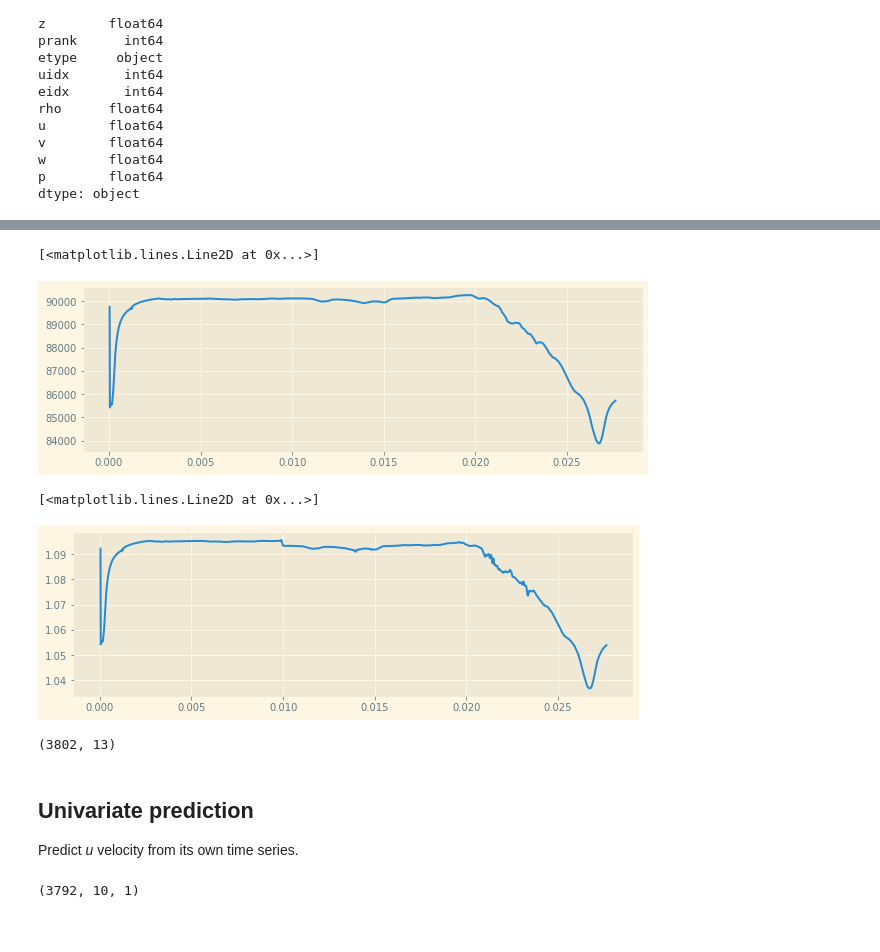
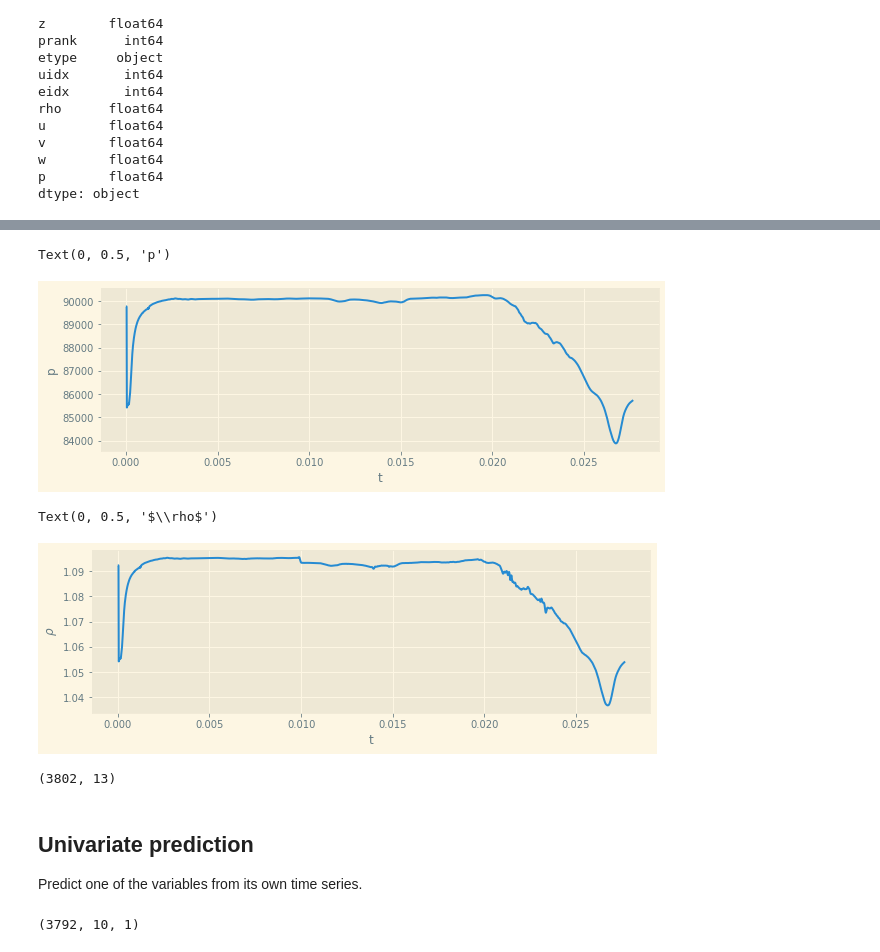
Before and after one commit to arun-s-p/ns_trial, a Jupyter notebook: dl_time_series.ipynb, the cells around one changed output, grey strips where cells are left out. Drawn from its saved outputs; the diff is of its cells as text; code cells hidden in the pictures.

```diff
--- a/dl_time_series.ipynb
+++ b/dl_time_series.ipynb
@@ -54,22 +63,26 @@ plt.plot(df.t,df.w)
 # %%
 plt.figure(figsize=(10,3))
 plt.plot(df.t,df.p)
+plt.xlabel('t')
+plt.ylabel('p')
 # %% [output]
-[<matplotlib.lines.Line2D at 0x...>]
+Text(0, 0.5, 'p')
-[figure, old version]
+[figure, new version]
 # %%
 plt.figure(figsize=(10,3))
 plt.plot(df.t,df.rho)
+plt.xlabel('t')
+plt.ylabel(r'$\rho$')
 # %% [output]
-[<matplotlib.lines.Line2D at 0x...>]
+Text(0, 0.5, '$\\rho$')
-[figure, old version]
+[figure, new version]
 # %%
 df.shape
 # %% [output]
 (3802, 13)
 # %% [markdown]
 ## Univariate prediction
-Predict _u_ velocity from its own time series.
+Predict one of the variables from its own time series.
 # %%
 # take 10 time steps and try to predict the 11th time step output
 def df_to_x_y(df,window_size=10):
```
Also changed, not shown: parts of 48 cells of this notebook.
